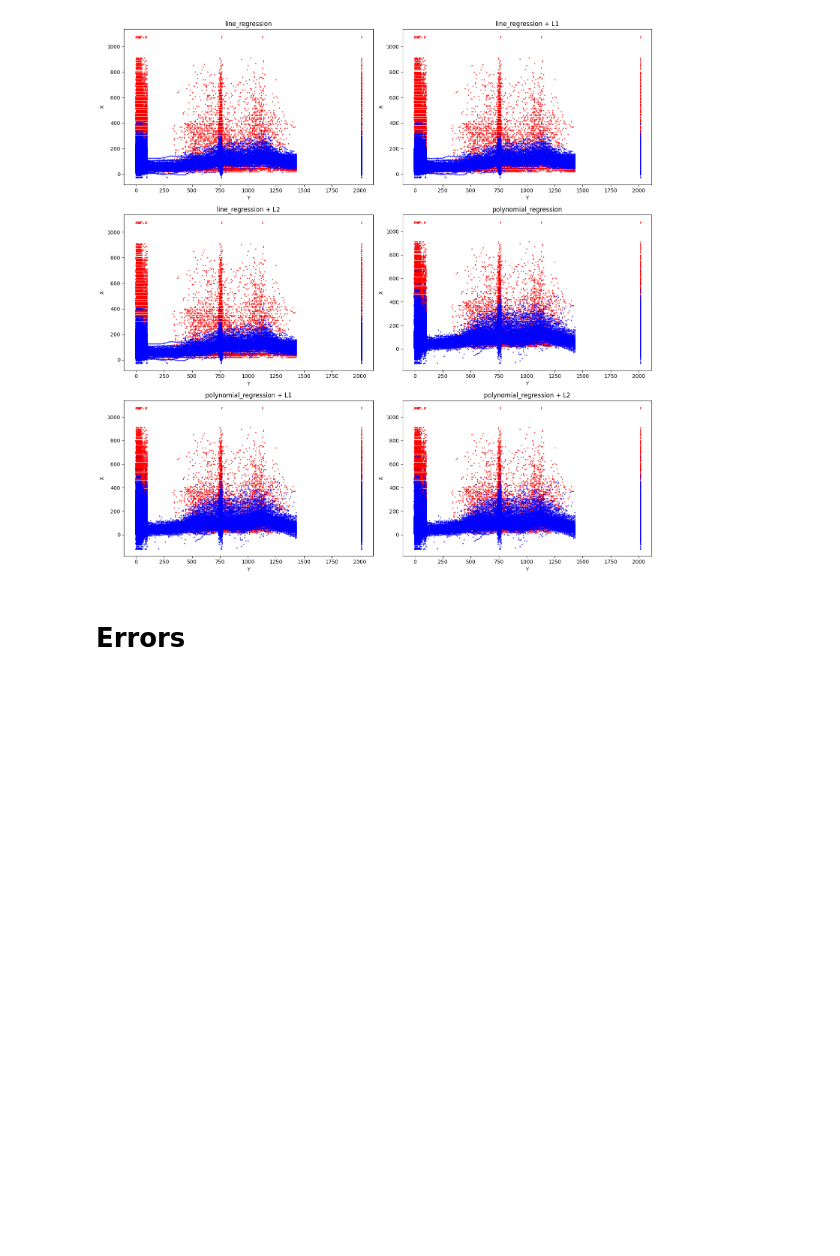
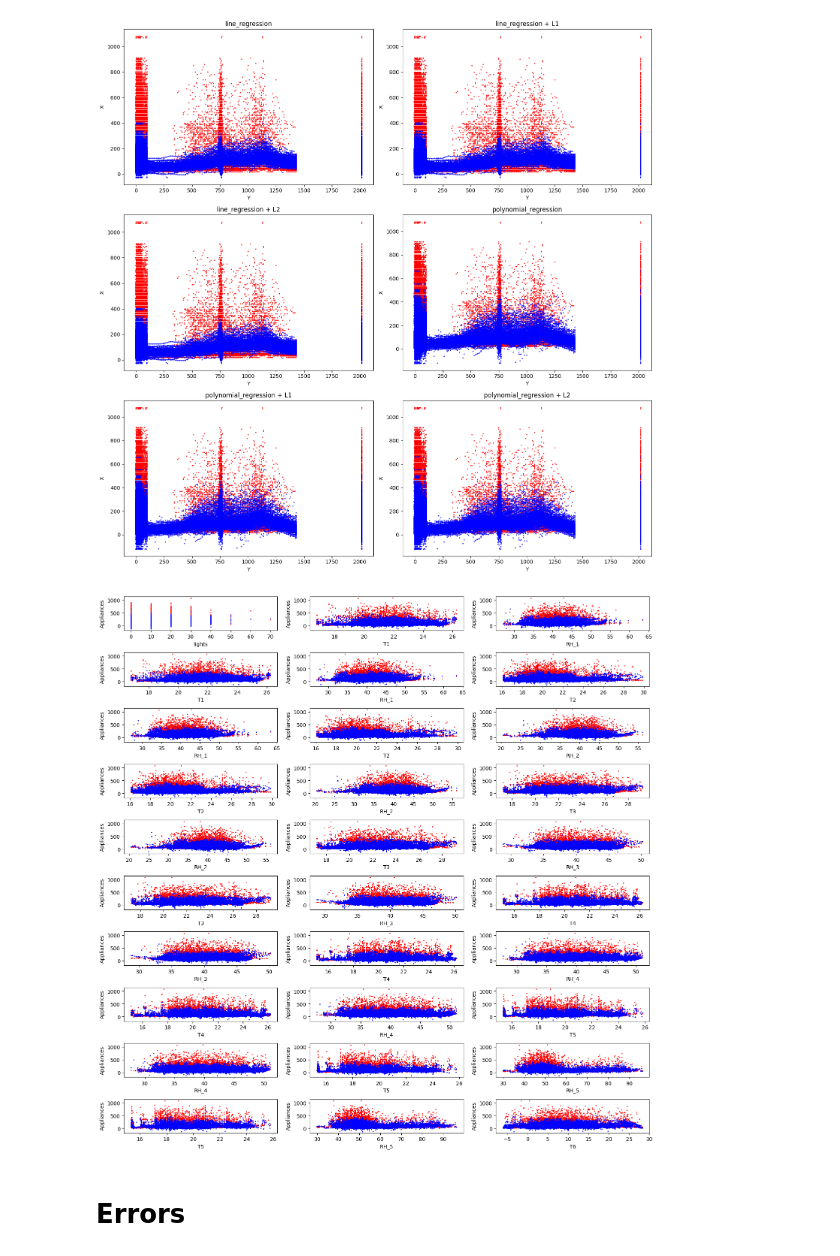
Before and after one commit to MikeTsvirkunov/Maching_Learning_Teach, a Jupyter notebook: Laba1/analise_results_of_train.ipynb, the cells around one changed output. Drawn from its saved outputs; the diff is of its cells as text; code cells hidden in the pictures; blank space fills up the shorter version.

```diff
--- a/Laba1/analise_results_of_train.ipynb
+++ b/Laba1/analise_results_of_train.ipynb
@@ -101,6 +116,25 @@ ax.set_title('polynomial_regression + L2')
 # %% [output]
 Text(0.5, 1.0, 'polynomial_regression + L2')
 [figure]
+# %%
+possible_params = models.drop('Appliances', axis=1).columns
+
+fig = plt.figure(tight_layout=True)
+fig.set_figheight(15)
+fig.set_figwidth(15)
+gs = gridspec.GridSpec(10, 3)
+for i in range(10):
+    for j in range(3):
+        ax = fig.add_subplot(gs[i, j])
+        label = possible_params[i+j]
+        ax.plot(models[label], models['Appliances'], 'ro', markersize=1)
+
+        ax.plot(models[label], polynomial_regression_lasso.predict(
+            PolynomialFeatures(power).fit_transform(X)), 'bo', markersize=1)
+        ax.set_ylabel('Appliances')
+        ax.set_xlabel(label)
+# %% [output]
+[figure, added]
 # %% [markdown]
 # Errors
 # %% [markdown]
```
Also changed, not shown: parts of 1 cell of this notebook, 4 other files.
